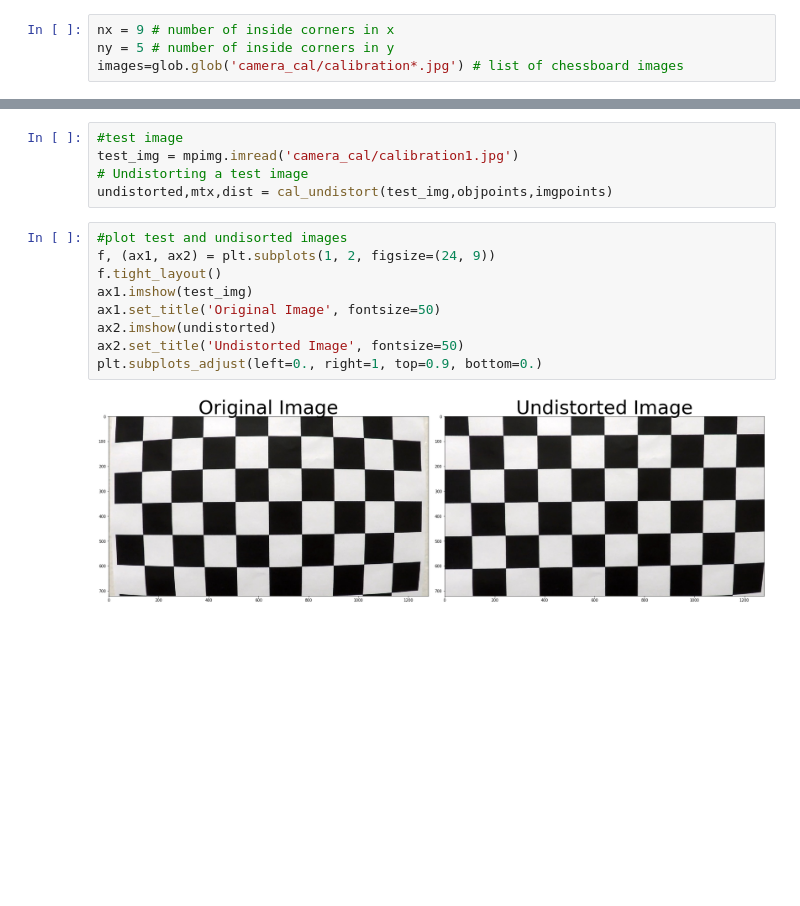
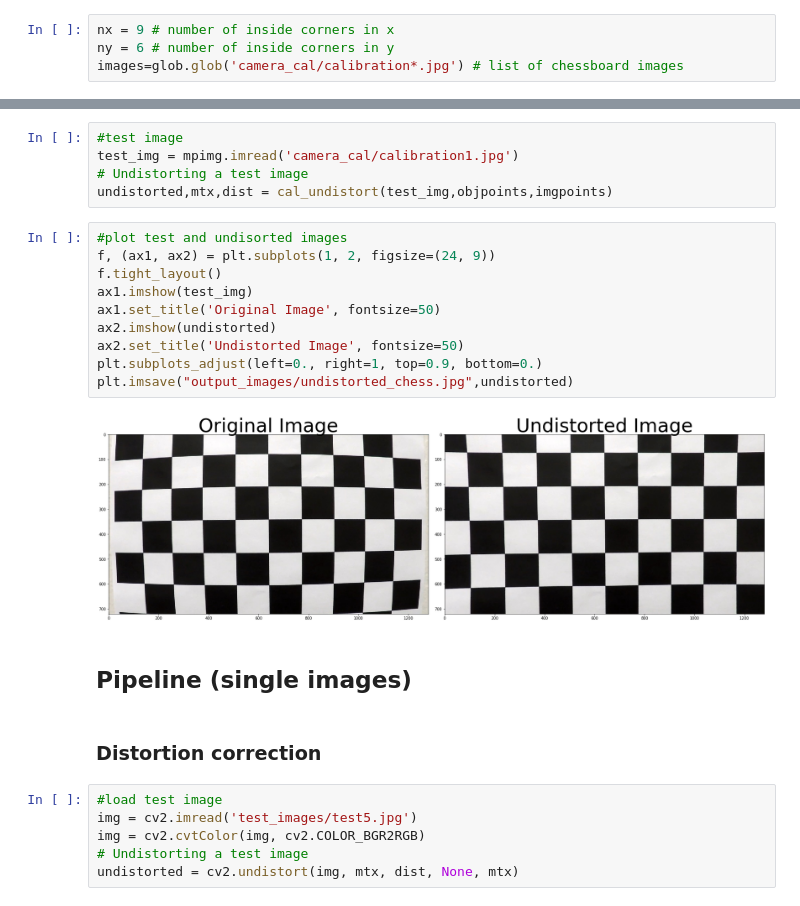
Before and after one commit to madsonrda/advanced_lane_lines, a Jupyter notebook: advanced_lane_finding.ipynb, the cells around one changed output, grey strips where cells are left out. Drawn from its saved outputs; the diff is of its cells as text; blank space fills up the shorter version.

```diff
--- a/advanced_lane_finding.ipynb
+++ b/advanced_lane_finding.ipynb
@@ -103,6 +63,6 @@ def corners_unwarp(img, nx, ny, mtx, dist):
 # %%
 nx = 9 # number of inside corners in x
-ny = 5 # number of inside corners in y
+ny = 6 # number of inside corners in y
 images=glob.glob('camera_cal/calibration*.jpg') # list of chessboard images
 # %%
 #Finding chessboard corners
@@ -115,11 +75,22 @@ undistorted,mtx,dist = cal_undistort(test_img,objpoints,imgpoints)
 # %%
 #plot test and undisorted images
 f, (ax1, ax2) = plt.subplots(1, 2, figsize=(24, 9))
 f.tight_layout()
 ax1.imshow(test_img)
 ax1.set_title('Original Image', fontsize=50)
 ax2.imshow(undistorted)
 ax2.set_title('Undistorted Image', fontsize=50)
 plt.subplots_adjust(left=0., right=1, top=0.9, bottom=0.)
+plt.imsave("output_images/undistorted_chess.jpg",undistorted)
 # %% [output]
-[figure, old version]
+[figure, new version]
+# %% [markdown]
+## Pipeline (single images)
+# %% [markdown]
+### Distortion correction
+# %%
+#load test image
+img = cv2.imread('test_images/test5.jpg')
+img = cv2.cvtColor(img, cv2.COLOR_BGR2RGB)
+# Undistorting a test image
+undistorted = cv2.undistort(img, mtx, dist, None, mtx)
```
Also changed, not shown: parts of 37 cells of this notebook, 4 other files.
